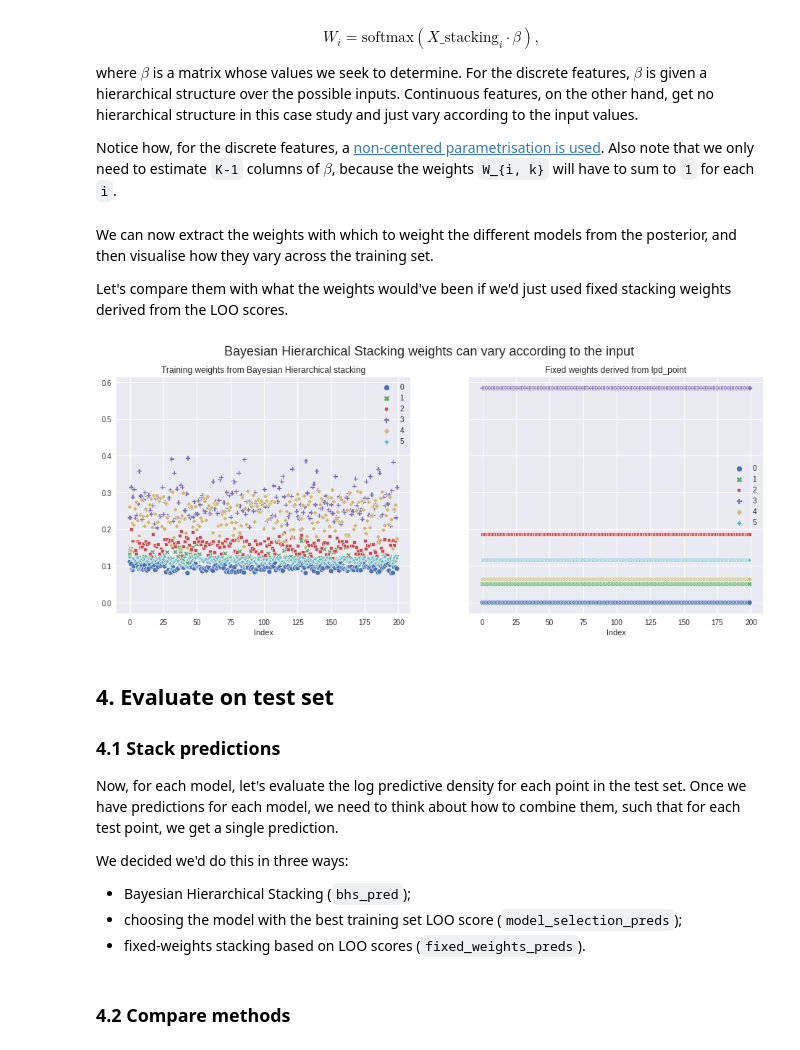
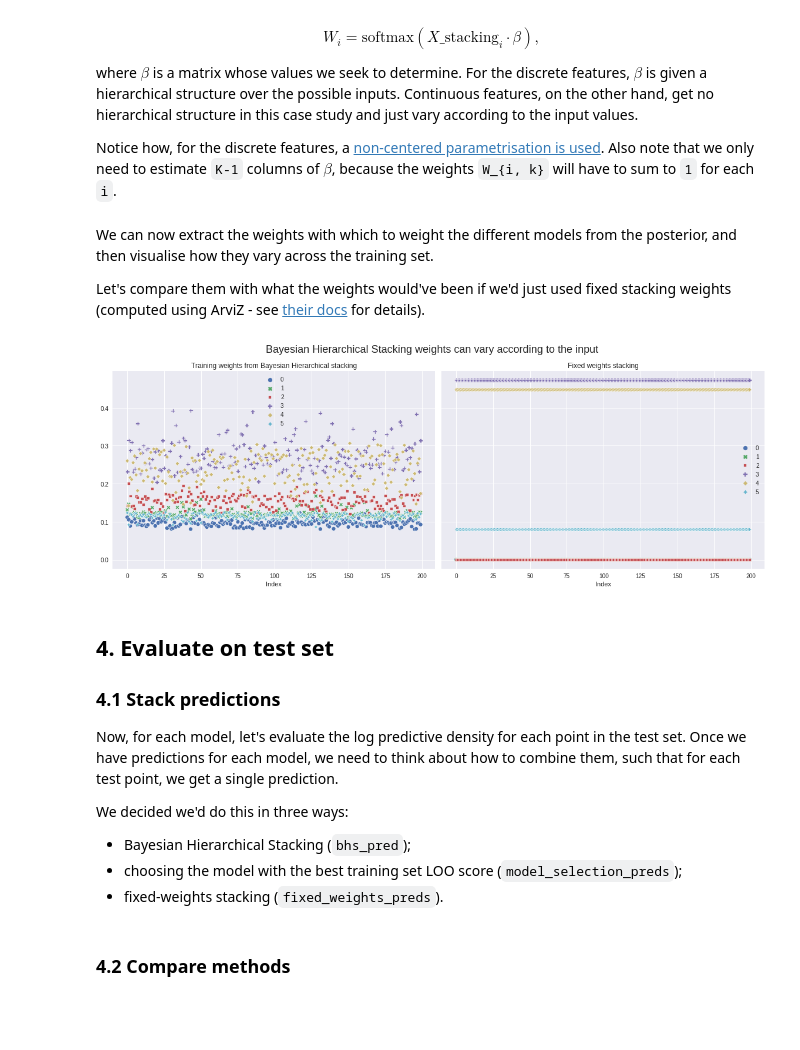
Before and after one commit to pyro-ppl/numpyro, a Jupyter notebook: notebooks/source/bayesian_hierarchical_stacking.ipynb, the cells around one changed output. Saved outputs shown, nothing was run; the diff lists cells and outputs as text; code cells hidden in the pictures; blank space fills up the shorter version.

Commit message:
fixup stacking

```diff
--- a/notebooks/source/bayesian_hierarchical_stacking.ipynb
+++ b/notebooks/source/bayesian_hierarchical_stacking.ipynb
@@ -381,7 +380,7 @@ def stacking(
     # log probability of LOO training scores weighted by stacking weights.
     log_w = jax.nn.log_softmax(f, axis=1)
     # stacking weights (constrained to sum to 1)
-    w = numpyro.deterministic("w", jnp.exp(log_w))
+    numpyro.deterministic("w", jnp.exp(log_w))
     logp = jax.nn.logsumexp(lpd_point + log_w, axis=1)
     numpyro.factor("logp", jnp.sum(logp))
 
@@ -410,32 +409,35 @@ trace = mcmc.get_samples()
 # %% [markdown]
 We can now extract the weights with which to weight the different models from the posterior, and then visualise how they vary across the training set.
 
-Let's compare them with what the weights would've been if we'd just used fixed stacking weights derived from the LOO scores.
+Let's compare them with what the weights would've been if we'd just used fixed stacking weights (computed using ArviZ - see [their docs](https://arviz-devs.github.io/arviz/api/generated/arviz.compare.html) for details).
 # %%
 fig, ax = plt.subplots(nrows=1, ncols=2, figsize=(16, 6), sharey=True)
 training_stacking_weights = trace["w"].mean(axis=0)
 sns.scatterplot(data=pd.DataFrame(training_stacking_weights), ax=ax[0])
-fixed_weights = pd.DataFrame(
+fixed_weights = (
+    az.compare({idx: fit for idx, fit in enumerate(fit_list)}, method="stacking")
+    .sort_index()["weight"]
+    .to_numpy()
+)
+fixed_weights_df = pd.DataFrame(
     np.repeat(
-        scipy.special.softmax(lpd_point.sum(axis=0))[:, np.newaxis].T,
+        fixed_weights[jnp.newaxis, :],
         len(X_stacking_train),
         axis=0,
     )
 )
-sns.scatterplot(
-    data=fixed_weights,
-    ax=ax[1],
-)
+sns.scatterplot(data=fixed_weights_df, ax=ax[1])
 ax[0].set_title("Training weights from Bayesian Hierarchical stacking")
-ax[1].set_title("Fixed weights derived from lpd_point")
+ax[1].set_title("Fixed weights stacking")
 ax[0].set_xlabel("Index")
 ax[1].set_xlabel("Index")
 fig.suptitle(
     "Bayesian Hierarchical Stacking weights can vary according to the input",
     fontsize=18,
-);
+)
+fig.tight_layout();
 # %% [output]
-[figure, old version]
+[figure, new version]
 # %% [markdown]
 ## 4. Evaluate on test set <a class="anchor" id="4"></a>
 
@@ -446,7 +448,7 @@ Now, for each model, let's evaluate the log predictive density for each point in
 We decided we'd do this in three ways:
 - Bayesian Hierarchical Stacking (`bhs_pred`);
 - choosing the model with the best training set LOO score (`model_selection_preds`);
-- fixed-weights stacking based on LOO scores (`fixed_weights_preds`).
+- fixed-weights stacking (`fixed_weights_preds`).
 # %%
 # for each candidate model, extract the posterior predictive logits
 train_preds = []
```
Also changed, not shown: parts of 2 cells of this notebook.
